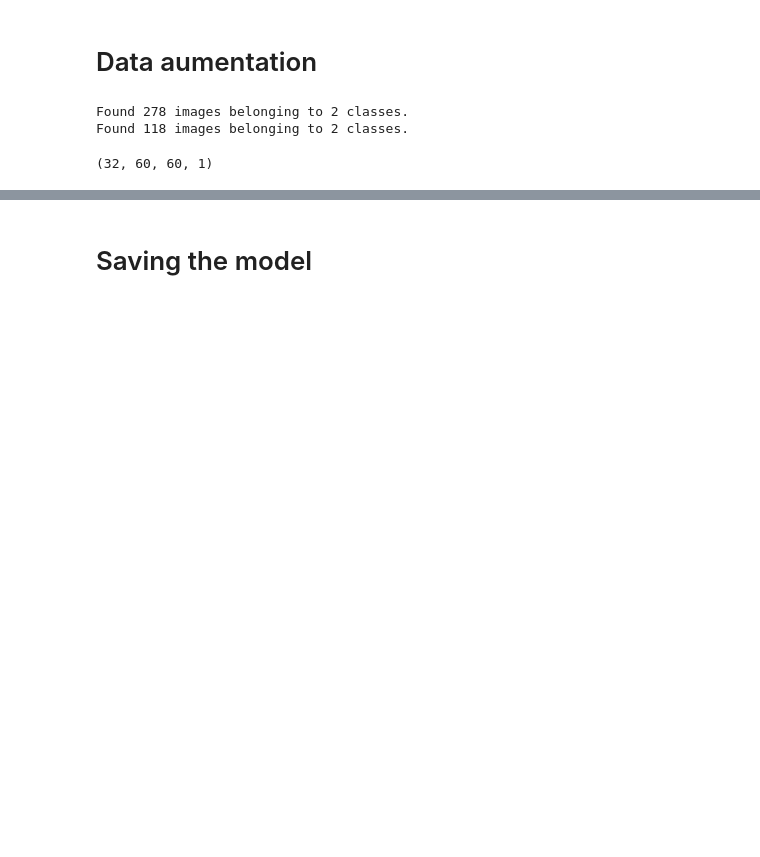
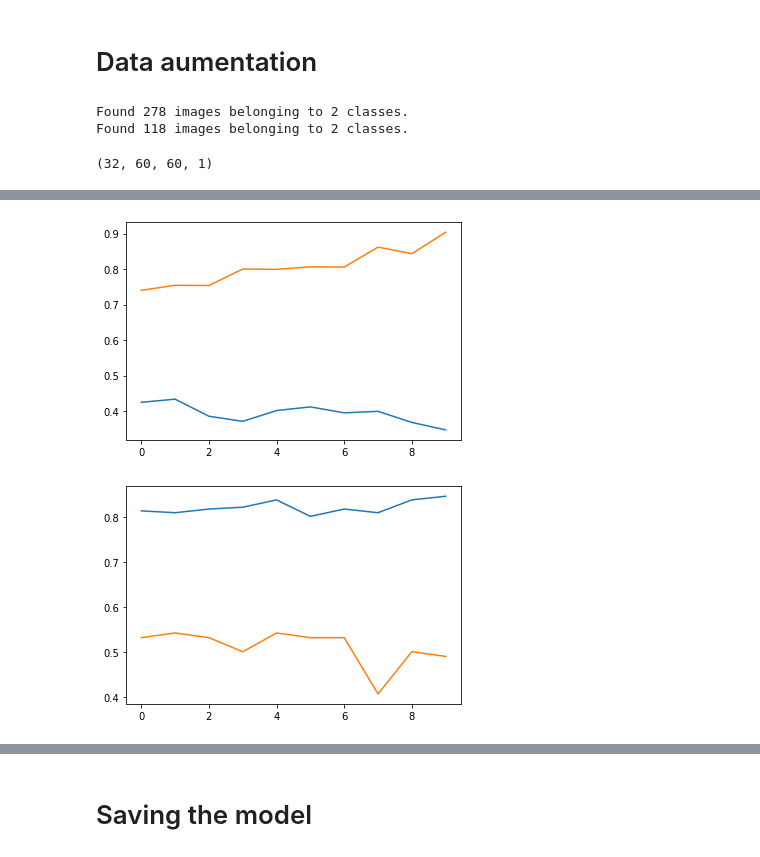
Before and after one commit to federicocampo/CMEPDA-Project, a Jupyter notebook: Copy_of_Lecture11_CNN.ipynb, the cells around one changed output, grey strips where cells are left out. Saved outputs shown, nothing was run; the diff lists cells and outputs as text; code cells hidden in the pictures; blank space fills up the shorter version.

```diff
--- a/Copy_of_Lecture11_CNN.ipynb
+++ b/Copy_of_Lecture11_CNN.ipynb
@@ -276,3 +293,14 @@ Epoch 00010: val_accuracy did not improve from 0.56250
+# %%
+plt.plot(history.history['loss'])
+plt.plot(history.history['val_loss'])
+plt.show()
+
+plt.plot(history.history['accuracy'])
+plt.plot(history.history['val_accuracy'])
+plt.show()
+# %% [output]
+[figure, added]
+[figure, added]
 # %%
 import matplotlib.pyplot as plt
 
```
Also changed, not shown: parts of 13 cells of this notebook.
